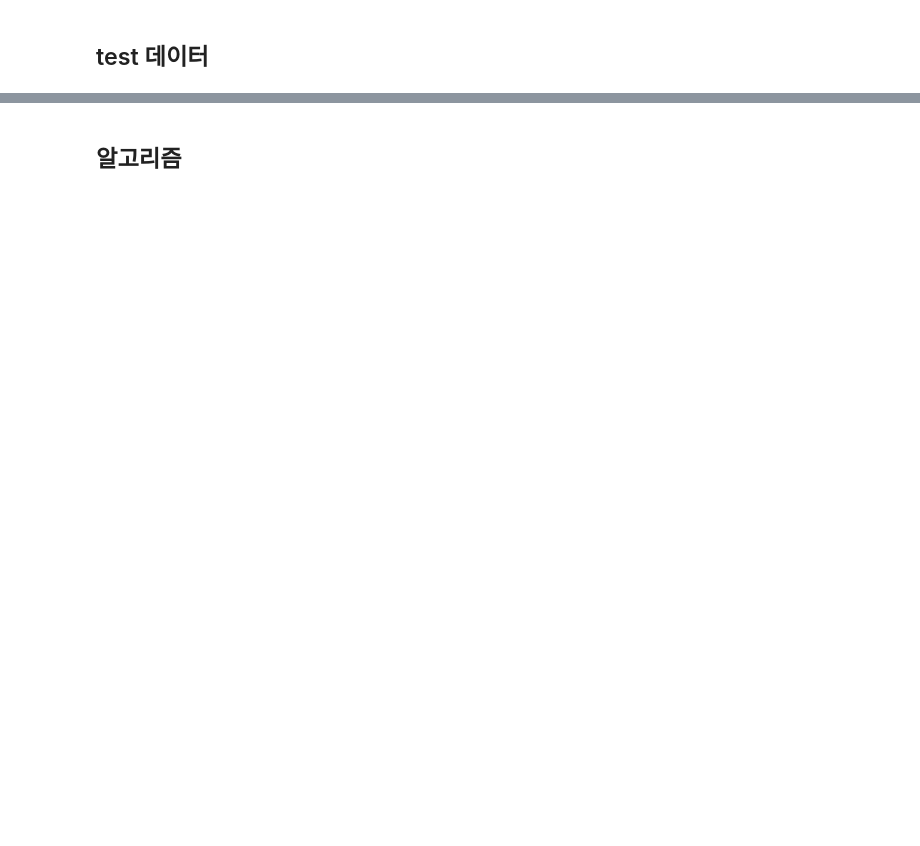
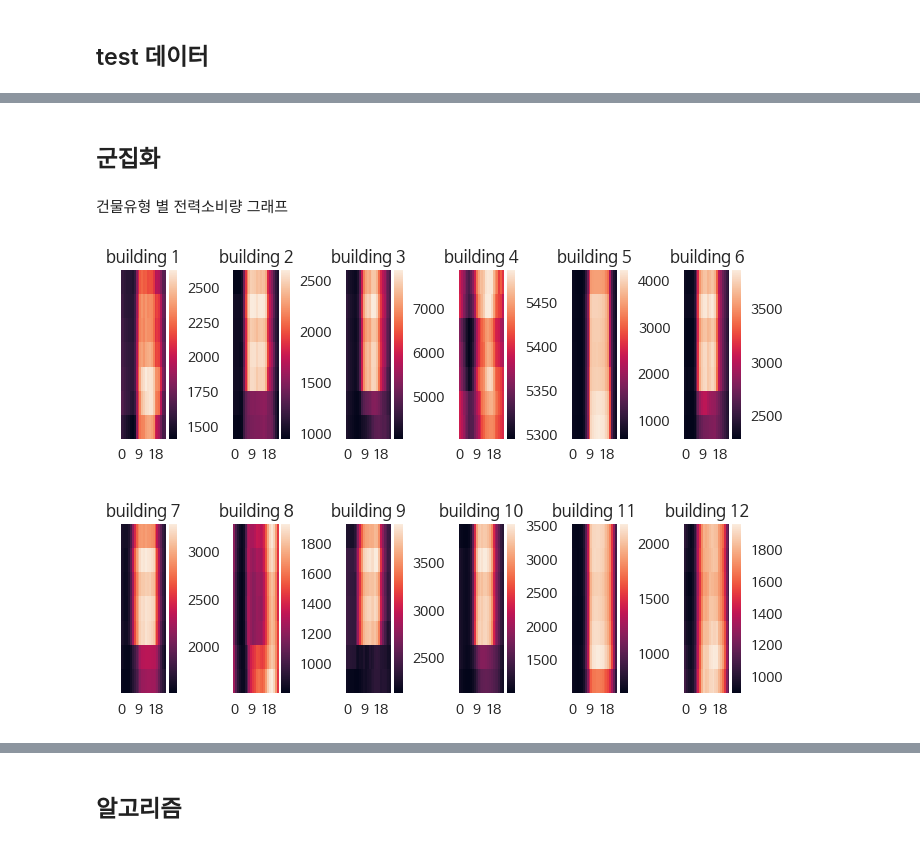
Before and after one commit to 2023dacon/Power-usage-Prediction, a Jupyter notebook: 파일/전력사용량예측.ipynb, the cells around one changed output, grey strips where cells are left out. Saved outputs shown, nothing was run; the diff lists cells and outputs as text; code cells hidden in the pictures; blank space fills up the shorter version.

```diff
--- a/파일/전력사용량예측.ipynb
+++ b/파일/전력사용량예측.ipynb
@@ -231,0 +375,20 @@ test_df.columns.tolist()
+# %% [markdown]
+## 군집화
+# %% [markdown]
+건물유형 별 전력소비량 그래프
+# %%
+# energy usage of each building ~ weekday, hour
+#fig = plt.figure(figsize = (15, 40))
+plt.subplots_adjust(hspace=0.5, wspace=1)  # 간격 조절
+for num in combined_df['건물유형_라벨'].unique():
+    df = combined_df[combined_df['건물유형_라벨'] == num]
+    df = df.groupby(['요일', '시간'])['전력소비량(kWh)'].mean().reset_index().pivot('요일', '시간', '전력소비량(kWh)')
+    plt.subplot(2, 6, num)
+    plt.rc('font', family='NanumBarunGothic')
+    sns.heatmap(df)
+    plt.title(f'building {num}')
+    plt.xlabel('')
+    plt.ylabel('')
+    plt.yticks([])
+# %% [output]
+[figure, added]
```
Also changed, not shown: parts of 79 cells of this notebook, 2 other files.
